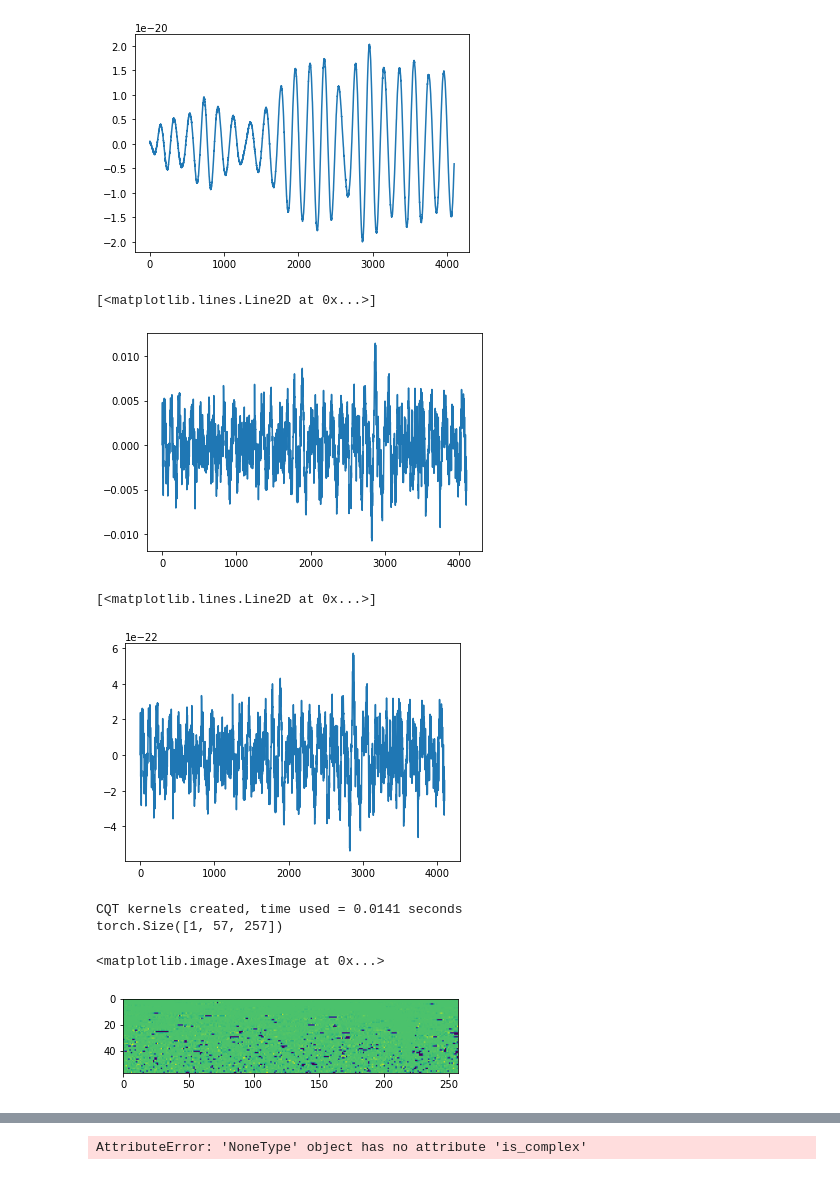
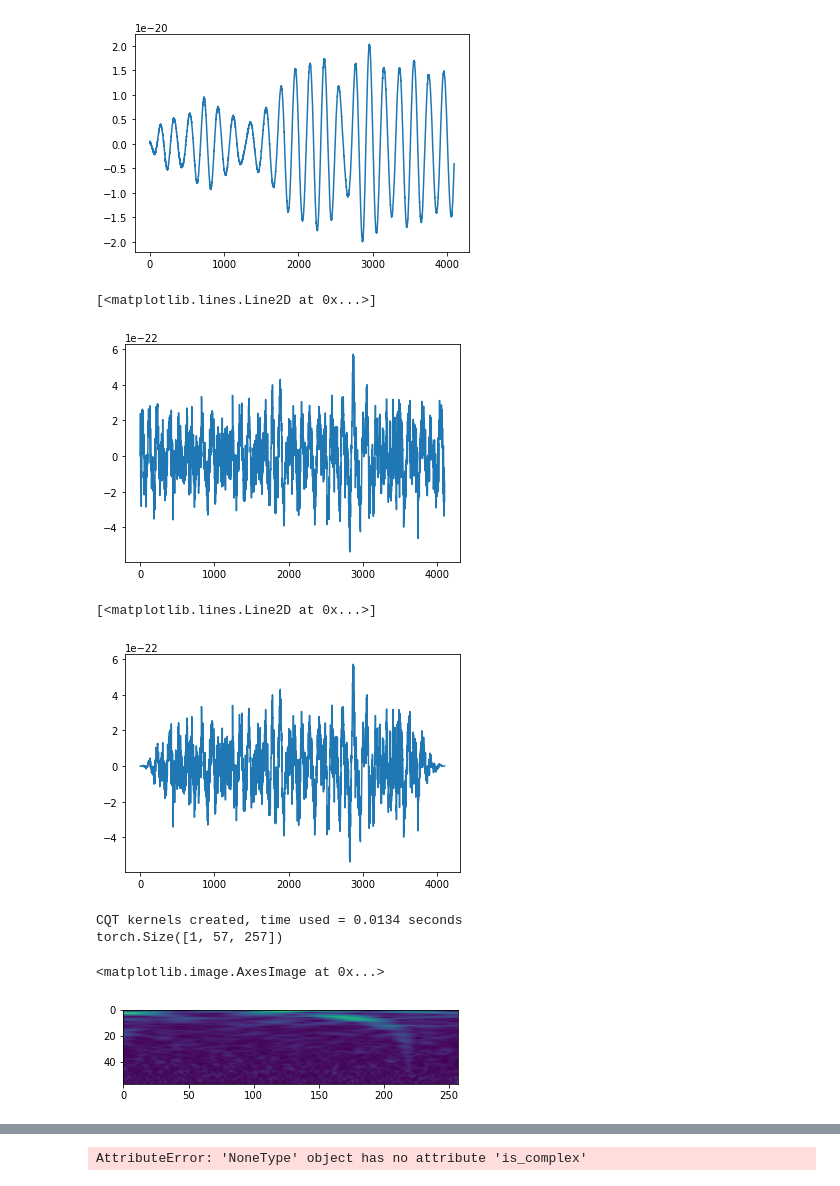
Before and after one commit to hamishdickson/g2net, a Jupyter notebook: nbs/eda.ipynb, the cells around one changed output, grey strips where cells are left out. Cells and saved outputs as stored; diff of their text form; code cells hidden in the pictures.

```diff
--- a/nbs/eda.ipynb
+++ b/nbs/eda.ipynb
@@ -75,25 +84,25 @@ plt.plot(bh[0])
 [figure]
 # %%
 bHp, aHp = scipy.signal.butter(8, (20, 512), btype="bandpass", fs=2048)
-plt.plot(scipy.signal.lfilter(bHp, aHp, bh[0]/5e-20))
+plt.plot(scipy.signal.lfilter(bHp, aHp, bh[0]))
 # %% [output]
 [<matplotlib.lines.Line2D at 0x...>]
-[figure, old version]
+[figure, new version]
 # %%
-plt.plot(scipy.signal.lfilter(bHp, aHp, bh[0]))
+plt.plot(scipy.signal.lfilter(bHp, aHp, bh[0]) * scipy.signal.tukey(4096, alpha=0.25))
 # %% [output]
 [<matplotlib.lines.Line2D at 0x...>]
-[figure, old version]
+[figure, new version]
 # %%
 wave_transform = CQT1992v2(sr=2048, fmin=20, fmax=512, hop_length=16)
 bHp, aHp = scipy.signal.butter(8, (20, 512), btype="bandpass", fs=2048)
 
-ws = wave_transform(torch.from_numpy(scipy.signal.lfilter(bHp, aHp, bh[0])).float())
+ws = wave_transform(torch.from_numpy(scipy.signal.lfilter(bHp, aHp, bh[0]/ s)).float())
 
 print(ws.shape)
-plt.imshow((ws).squeeze(0) / X_0)
+plt.imshow((ws).squeeze(0))
 # %% [output]
-CQT kernels created, time used = 0.0141 seconds
+CQT kernels created, time used = 0.0134 seconds
 torch.Size([1, 57, 257])
 <matplotlib.image.AxesImage at 0x...>
-[figure, old version]
+[figure, new version]
```
Also changed, not shown: parts of 25 cells of this notebook, 17 other files.
